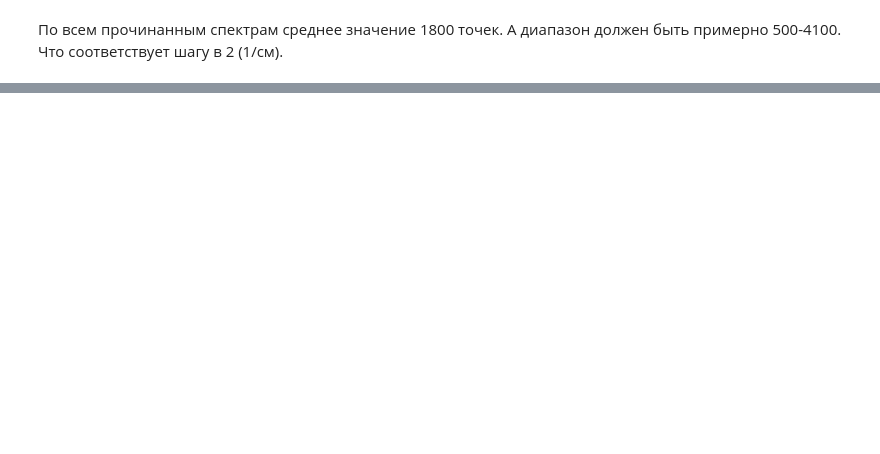
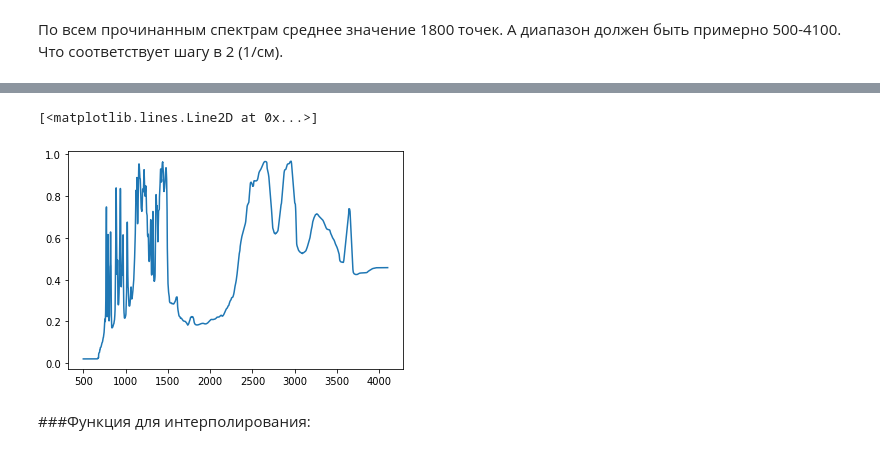
Before and after one commit to Lamblador/IR_expert_system, a Jupyter notebook: Koshelev_IR_expert_system_1_Dataset_Preparation.ipynb, the cells around one changed output, grey strips where cells are left out. Saved outputs shown, nothing was run; the diff lists cells and outputs as text; code cells hidden in the pictures; blank space fills up the shorter version.

```diff
--- a/Koshelev_IR_expert_system_1_Dataset_Preparation.ipynb
+++ b/Koshelev_IR_expert_system_1_Dataset_Preparation.ipynb
@@ -1417,0 +1470,9 @@ dataset_df.maxx.mean()
+# %%
+x, y = padding_ir_below(x[0], y[0], 500.0)
+x, y = padding_ir_above(x, y, 4100.0)
+plt.plot(x, y)
+# %% [output]
+[<matplotlib.lines.Line2D at 0x...>]
+[figure, added]
+# %% [markdown]
+###Функция для интерполирования:
```
Also changed, not shown: parts of 28 cells of this notebook.
